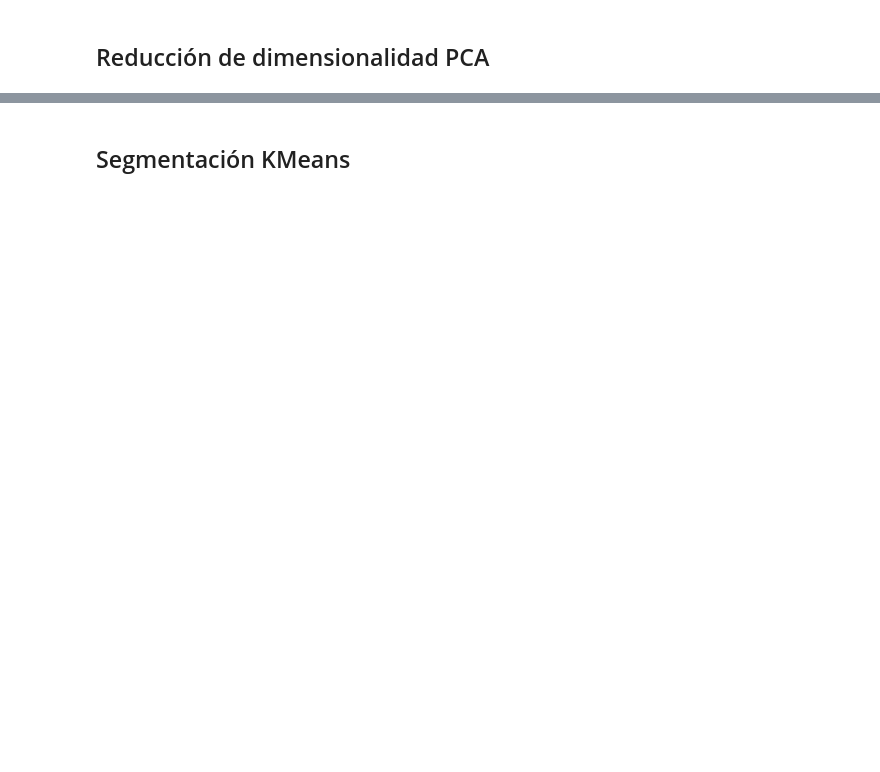
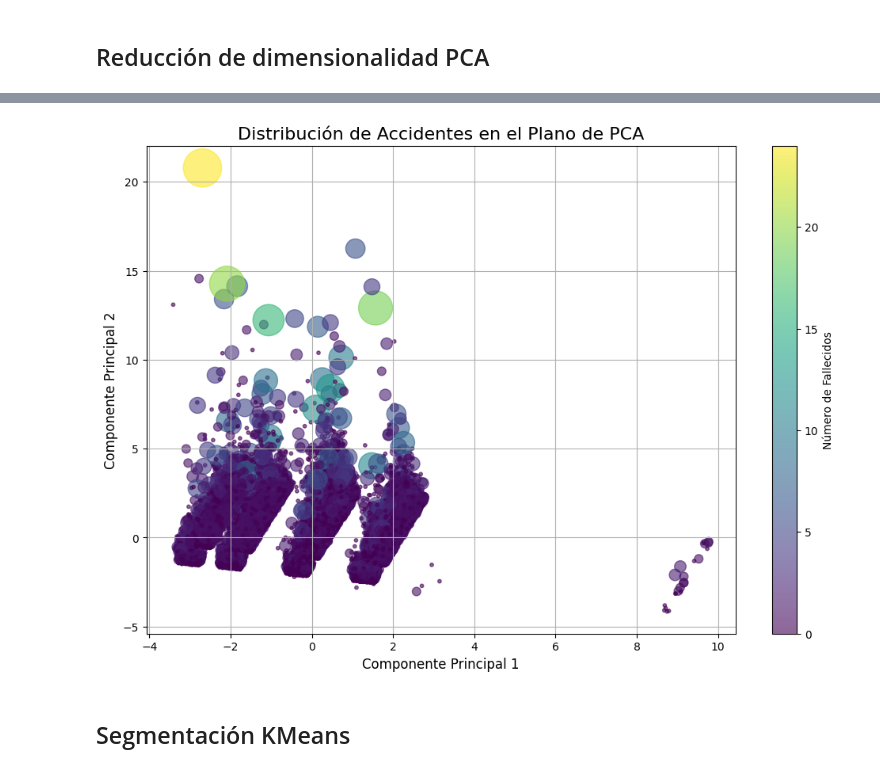
Before and after one commit to ArielaMishaanCohen/17-Lab-9-SparkML, a Jupyter notebook: 2 Lab9.ipynb, the cells around one changed output, grey strips where cells are left out. Saved outputs shown, nothing was run; the diff lists cells and outputs as text; code cells hidden in the pictures; blank space fills up the shorter version.

```diff
--- a/2 Lab9.ipynb
+++ b/2 Lab9.ipynb
@@ -304,2 +375,22 @@ only showing top 20 rows
 # %% [markdown]
 ## Reducción de dimensionalidad PCA
+# %%
+# Ensamblar las columnas numéricas en un solo vector
+assembler = VectorAssembler(inputCols=columnas_numericas, outputCol="features")
+df_vectorized = assembler.transform(df_processed)
+
+# Escalar las features para asegurar que todas las variables tengan la misma importancia
+scaler = StandardScaler(
+    inputCol="features",
+    outputCol="scaledFeatures",
+    withMean=True,
+    withStd=True
+)
+scaler_model = scaler.fit(df_vectorized)
+df_scaled = scaler_model.transform(df_vectorized)
+
+# Aplicar PCA para obtener los 2 primeros componentes
+# 'k=2' indica que queremos 2 componentes principales
+pca = PCA(k=2, inputCol="scaledFeatures", outputCol="pca_features")
+pca_model = pca.fit(df_scaled)
+df_pca_result = pca_model.transform(df_scaled)
@@ -306,2 +399,41 @@ only showing top 20 rows
+# %%
+# Convertir el resultado del PCA a un DataFrame de Pandas
+# La columna 'pca_features' es un vector. Hay que extraer sus elementos.
+df_pca_pandas = df_pca_result.select("pca_features").toPandas()
+
+# Extraer los dos componentes principales en columnas separadas
+df_pca_pandas['PC1'] = df_pca_pandas['pca_features'].apply(lambda x: x[0])
+df_pca_pandas['PC2'] = df_pca_pandas['pca_features'].apply(lambda x: x[1])
+
+# Opcional: Agregar información adicional para visualizar (por ejemplo, número de fallecidos)
+# Para esto, necesitamos unir los datos originales
+df_display = df_pca_result.withColumn("n_fallecidos", F.col("n_fallecidos")).toPandas()
+df_display['PC1'] = df_display['pca_features'].apply(lambda x: x[0])
+df_display['PC2'] = df_display['pca_features'].apply(lambda x: x[1])
+
+# Configurar el gráfico
+plt.figure(figsize=(12, 8))
+
+# Graficar la distribución de los accidentes en el plano PCA
+plt.scatter(
+    df_display['PC1'],
+    df_display['PC2'],
+    c=df_display['n_fallecidos'], # Opcional: colorear por el número de fallecidos
+    cmap='viridis',
+    alpha=0.6,
+    s=df_display['n_fallecidos'] * 50 + 10 # Opcional: ajustar el tamaño de los puntos
+)
+
+# Añadir etiquetas y título
+plt.title('Distribución de Accidentes en el Plano de PCA', fontsize=16)
+plt.xlabel('Componente Principal 1', fontsize=12)
+plt.ylabel('Componente Principal 2', fontsize=12)
+plt.colorbar(label='Número de Fallecidos') # Mostrar la barra de colores
+
+# Mostrar la gráfica
+plt.grid(True)
+plt.show()
+# %% [output]
+[figure, added]
 # %% [markdown]
 ## Segmentación KMeans
```
Also changed, not shown: parts of 21 cells of this notebook.
